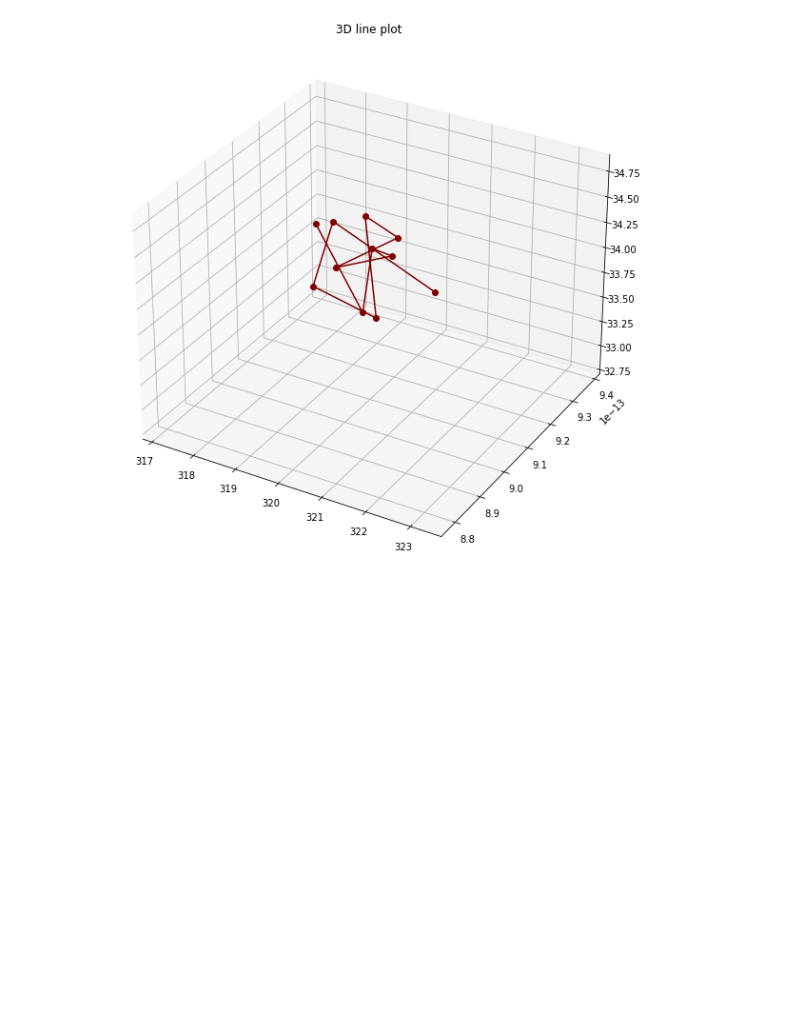
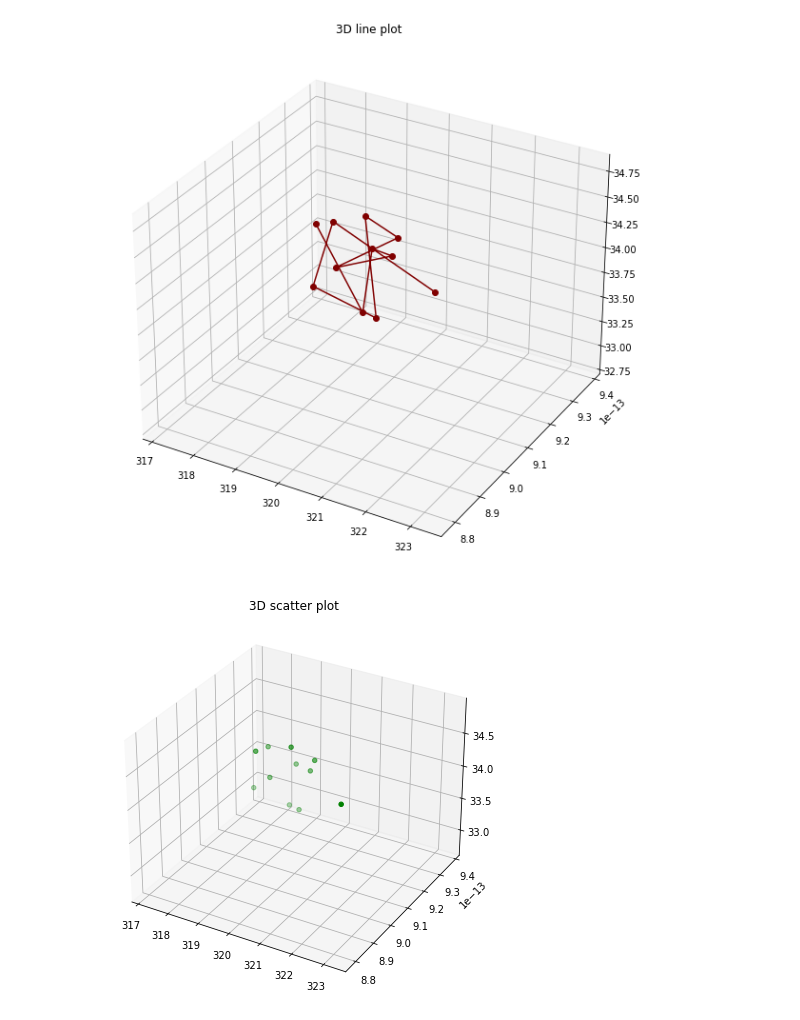
Before and after one commit to nafiul-nipu/Contrails-Python, a Jupyter notebook: contrails preprocessing/IceDataVisualization.ipynb, the cells around one changed output. Drawn from its saved outputs; the diff is of its cells as text; code cells hidden in the pictures; blank space fills up the shorter version.

Commit message:
3d scatter added

```diff
--- a/contrails preprocessing/IceDataVisualization.ipynb
+++ b/contrails preprocessing/IceDataVisualization.ipynb
@@ -167,3 +167,20 @@ ax.set_title('3D line plot')
 plt.show()
 # %% [output]
 [figure]
+# %%
+x = contrails3.Temp[0.10:]
+y = contrails3.IceVolume[0.10:]
+z = contrails3.TotalIcePercentage[0.10:]
+
+# Creating figure
+fig = plt.figure(figsize = (10, 7))
+ax = plt.axes(projection ="3d")
+
+# Creating plot
+ax.scatter3D(x, y, z, color = "green")
+plt.title("3D scatter plot")
+
+# show plot
+plt.show()
+# %% [output]
+[figure, added]
```
Also changed, not shown: 1 other file.
